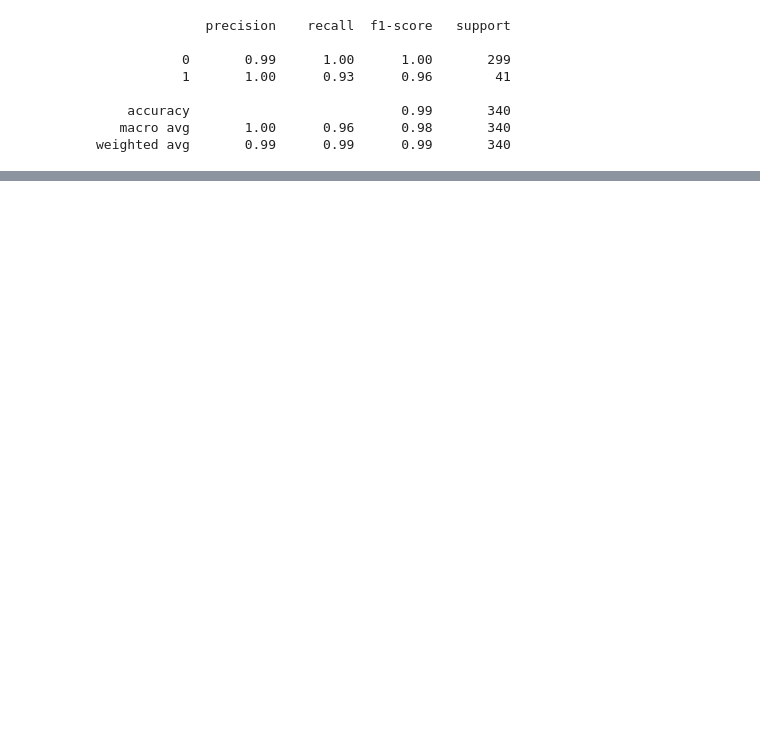
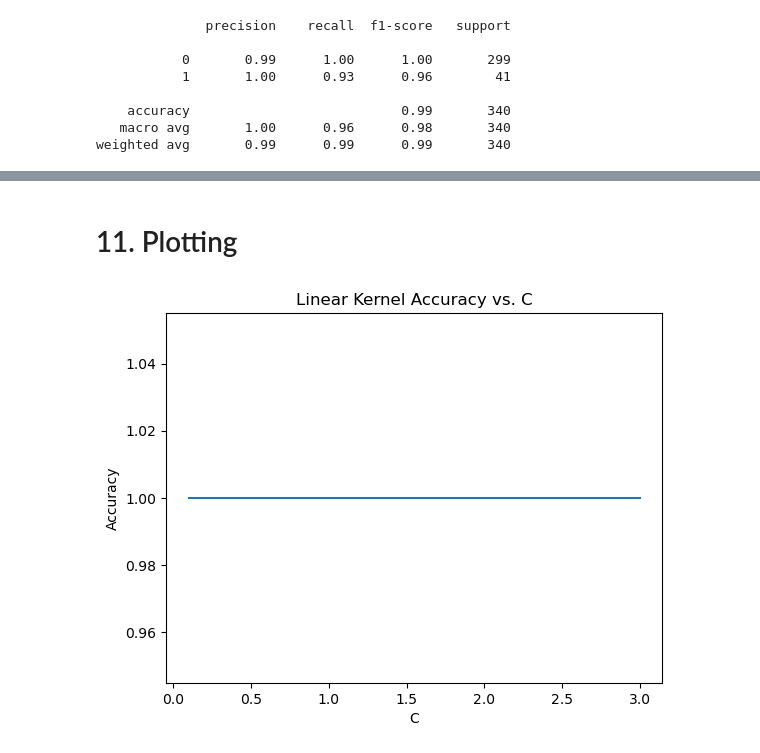
Before and after one commit to aruuuke/CreditRisk, a Jupyter notebook: SVM Project.ipynb, the cells around one changed output, grey strips where cells are left out. Drawn from its saved outputs; the diff is of its cells as text; code cells hidden in the pictures; blank space fills up the shorter version.

Commit message:
Plots done

```diff
--- a/SVM Project.ipynb
+++ b/SVM Project.ipynb
@@ -654,0 +735,2 @@ weighted avg       1.00      1.00      1.00       340
+# %% [markdown]
+# 11. Plotting
@@ -654,0 +784,4 @@ weighted avg       1.00      1.00      1.00       340
+# %%
+linear_plot()
+# %% [output]
+[figure, added]
```
Also changed, not shown: parts of 19 cells of this notebook.
